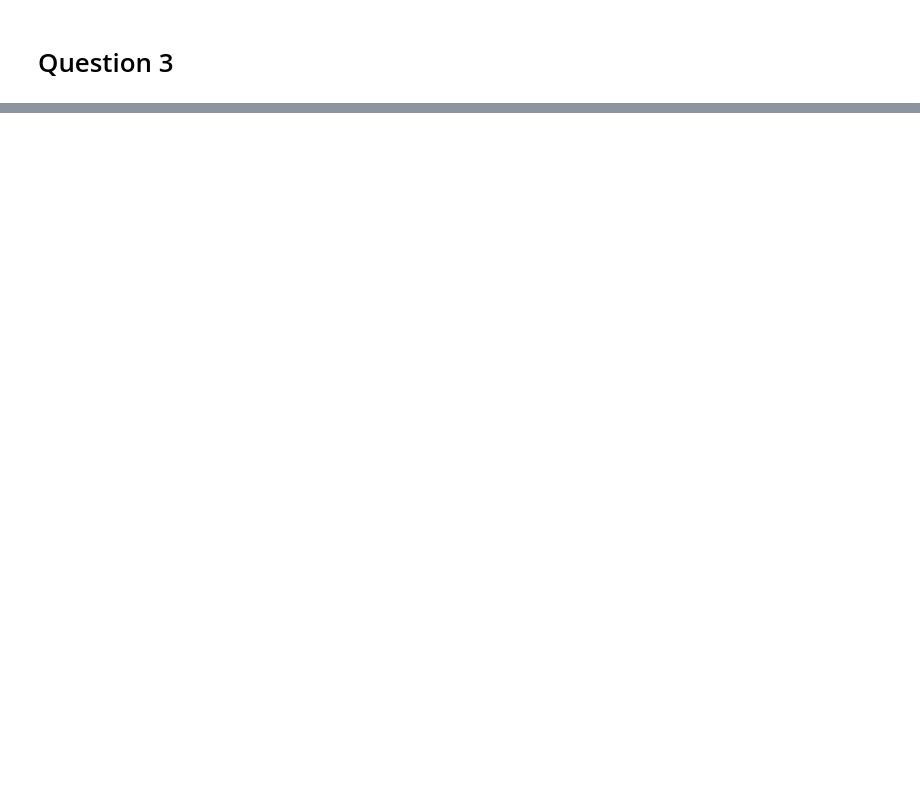
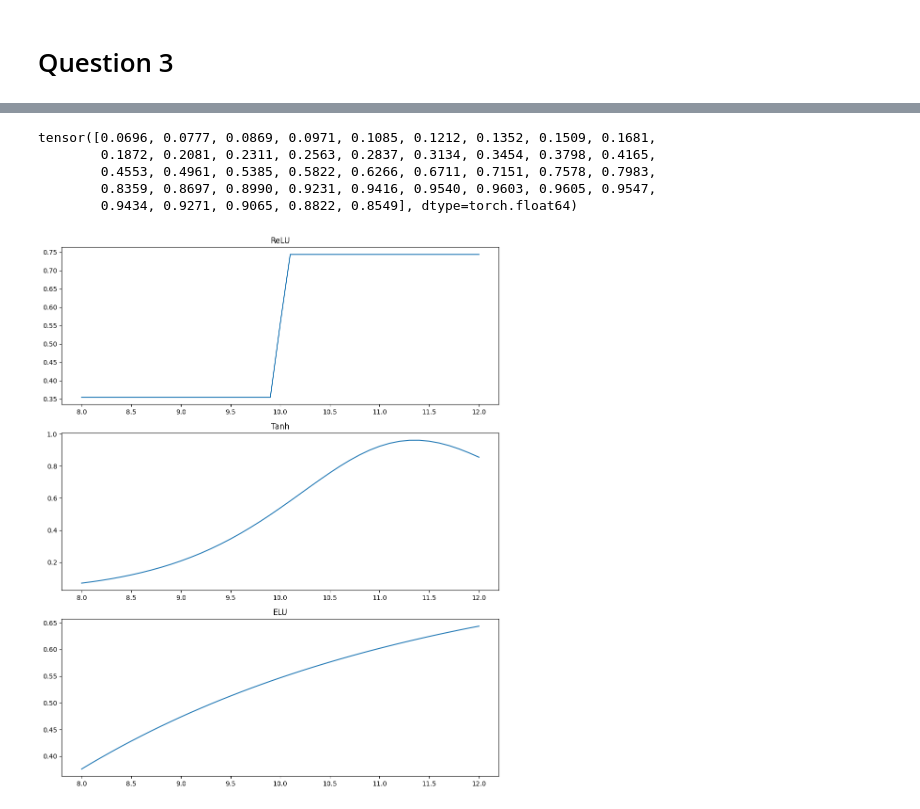
Before and after one commit to DanLeEpicMan/PSTAT-223C, a Jupyter notebook: hw3/hw3.ipynb, the cells around one changed output, grey strips where cells are left out. Drawn from its saved outputs; the diff is of its cells as text; code cells hidden in the pictures; blank space fills up the shorter version.

```diff
--- a/hw3/hw3.ipynb
+++ b/hw3/hw3.ipynb
@@ -188,0 +217,12 @@ tensor([-16.3343,  -6.8288,   0.4281,   5.4674,   8.4979,   9.1399,   8.5102,
+# %%
+data.grad = None
+
+model_relu  = NN(nn.ReLU())
+model_tanh  = NN(nn.Tanh())
+model_elu   = NN(nn.ELU())
+
+train_nn(model_relu, data.unsqueeze(1), target.unsqueeze(1), 1000)
+print()
+train_nn(model_tanh, data.unsqueeze(1), target.unsqueeze(1), 1000)
+print()
+train_nn(model_elu, data.unsqueeze(1), target.unsqueeze(1), 1000)
@@ -188,0 +247,34 @@ tensor([-16.3343,  -6.8288,   0.4281,   5.4674,   8.4979,   9.1399,   8.5102,
+# %%
+def compute_delta(model: NN, inp: torch.Tensor = data) -> torch.Tensor:
+    jac = torch.autograd.functional.jacobian(model, inp.unsqueeze(1)).squeeze()
+
+    return torch.diagonal(jac)
+
+relu_delta = compute_delta(model_relu)
+tanh_delta = compute_delta(model_tanh)
+elu_delta = compute_delta(model_elu)
+
+display(tanh_delta)
+# %% [output]
+tensor([0.0696, 0.0777, 0.0869, 0.0971, 0.1085, 0.1212, 0.1352, 0.1509, 0.1681,
+        0.1872, 0.2081, 0.2311, 0.2563, 0.2837, 0.3134, 0.3454, 0.3798, 0.4165,
+        0.4553, 0.4961, 0.5385, 0.5822, 0.6266, 0.6711, 0.7151, 0.7578, 0.7983,
+        0.8359, 0.8697, 0.8990, 0.9231, 0.9416, 0.9540, 0.9603, 0.9605, 0.9547,
+        0.9434, 0.9271, 0.9065, 0.8822, 0.8549], dtype=torch.float64)
+# %%
+fig, axes = plt.subplots(3, 1, figsize=(10, 12))
+
+
+d = data.detach().numpy()
+relu_graph  = sns.lineplot(x=d, y=relu_delta.numpy(), ax=axes[0])
+tanh_graph  = sns.lineplot(x=d, y=tanh_delta.numpy(), ax=axes[1])
+elu_graph   = sns.lineplot(x=d, y=elu_delta.numpy(), ax=axes[2])
+
+relu_graph.set_title('ReLU')
+tanh_graph.set_title('Tanh')
+elu_graph.set_title('ELU')
+
+fig.tight_layout()
+fig.show()
+# %% [output]
+[figure, added]
```
Also changed, not shown: parts of 13 cells of this notebook.
